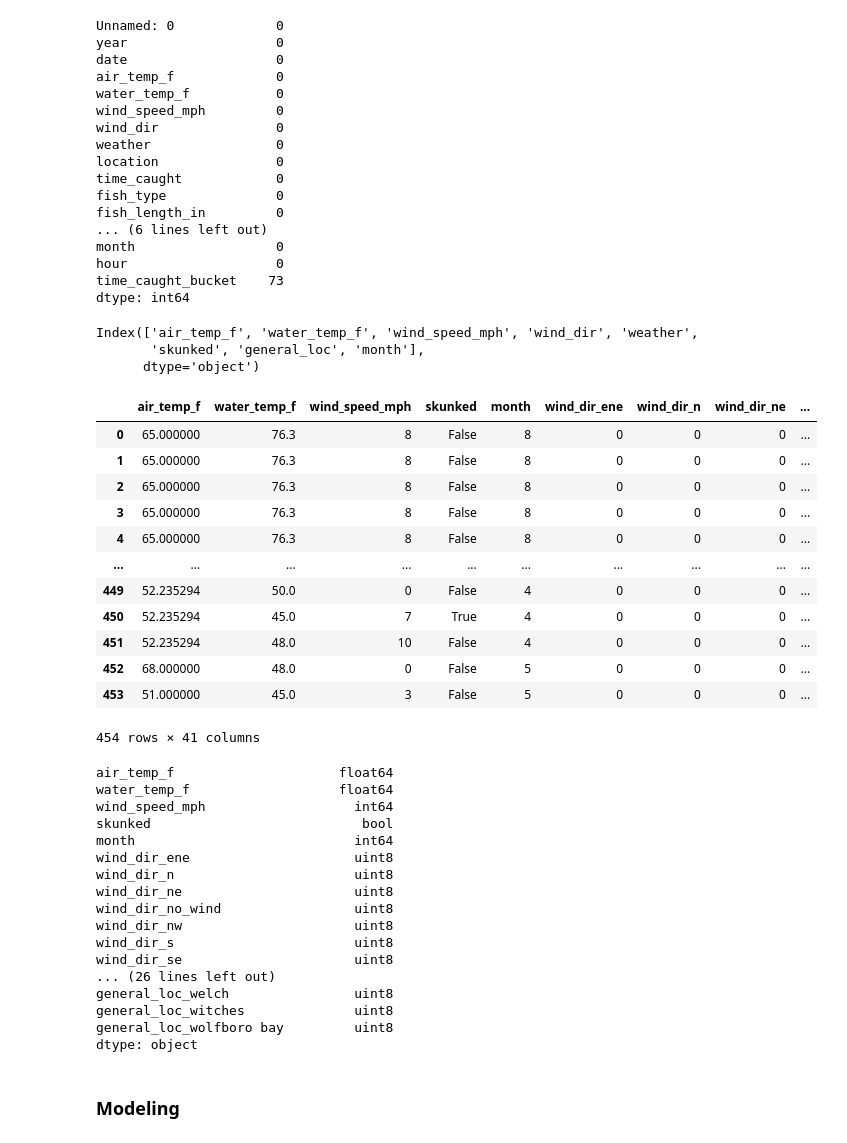
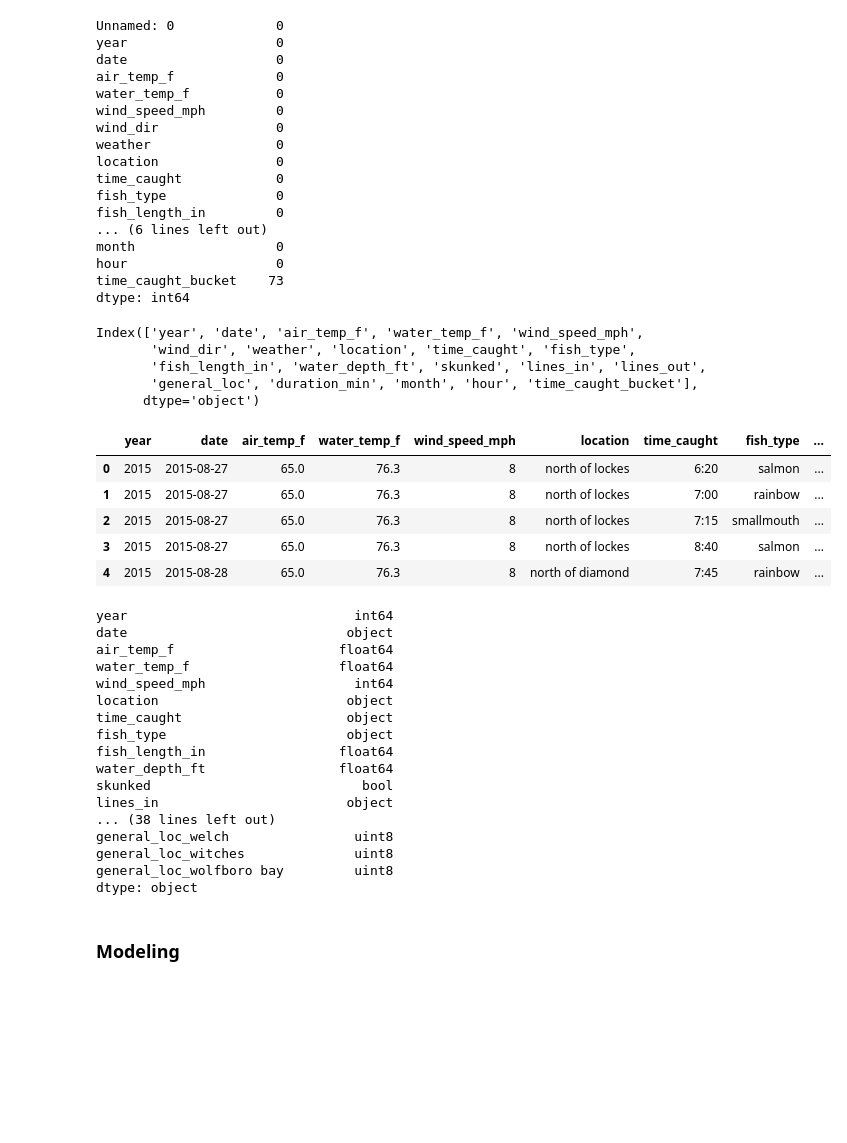
Before and after one commit to dancosta154/Winnipesaukee_Clustering, a Jupyter notebook: classification_model.ipynb, the cells around one changed output. Cells and saved outputs as stored; diff of their text form; code cells hidden in the pictures; blank space fills up the shorter version.

Commit message:
cleaned up code, pickled model

```diff
--- a/classification_model.ipynb
+++ b/classification_model.ipynb
@@ -67,47 +52,41 @@ hour                   0
 time_caught_bucket    73
 dtype: int64
 # %%
-df1 = df.drop(columns=['year', 'time_caught_bucket', 'lines_in', 'lines_out', 'Unnamed: 0', 'location', 'date', 'time_caught', 'fish_length_in', 'fish_type', 'hour', 'water_depth_ft', 'duration_min'])
+df = df.drop(columns=['Unnamed: 0'])
 # %%
-df1.columns
+df.columns
 # %% [output]
-Index(['air_temp_f', 'water_temp_f', 'wind_speed_mph', 'wind_dir', 'weather',
-       'skunked', 'general_loc', 'month'],
+Index(['year', 'date', 'air_temp_f', 'water_temp_f', 'wind_speed_mph',
+       'wind_dir', 'weather', 'location', 'time_caught', 'fish_type',
+       'fish_length_in', 'water_depth_ft', 'skunked', 'lines_in', 'lines_out',
+       'general_loc', 'duration_min', 'month', 'hour', 'time_caught_bucket'],
       dtype='object')
 # %%
-df1 = pd.get_dummies(df1, columns = ['wind_dir', 'weather', 'general_loc'], drop_first = True)
+model_df = pd.get_dummies(df, columns = ['wind_dir', 'weather', 'general_loc'], drop_first = True)
+model_df.head()
+# %% [output]
+|  | year | date | air_temp_f | water_temp_f | wind_speed_mph | location | time_caught | fish_type | ... |
+| 0 | 2015 | 2015-08-27 | 65.0 | 76.3 | 8 | north of lockes | 6:20 | salmon | ... |
+| 1 | 2015 | 2015-08-27 | 65.0 | 76.3 | 8 | north of lockes | 7:00 | rainbow | ... |
+| 2 | 2015 | 2015-08-27 | 65.0 | 76.3 | 8 | north of lockes | 7:15 | smallmouth | ... |
+| 3 | 2015 | 2015-08-27 | 65.0 | 76.3 | 8 | north of lockes | 8:40 | salmon | ... |
+| 4 | 2015 | 2015-08-28 | 65.0 | 76.3 | 8 | north of diamond | 7:45 | rainbow | ... |
-# %%
-df1
-# %% [output]
-|  | air_temp_f | water_temp_f | wind_speed_mph | skunked | month | wind_dir_ene | wind_dir_n | wind_dir_ne | ... |
-| 0 | 65.000000 | 76.3 | 8 | False | 8 | 0 | 0 | 0 | ... |
-| 1 | 65.000000 | 76.3 | 8 | False | 8 | 0 | 0 | 0 | ... |
-| 2 | 65.000000 | 76.3 | 8 | False | 8 | 0 | 0 | 0 | ... |
-| 3 | 65.000000 | 76.3 | 8 | False | 8 | 0 | 0 | 0 | ... |
-| 4 | 65.000000 | 76.3 | 8 | False | 8 | 0 | 0 | 0 | ... |
-| ... | ... | ... | ... | ... | ... | ... | ... | ... | ... |
-| 449 | 52.235294 | 50.0 | 0 | False | 4 | 0 | 0 | 0 | ... |
-| 450 | 52.235294 | 45.0 | 7 | True | 4 | 0 | 0 | 0 | ... |
-| 451 | 52.235294 | 48.0 | 10 | False | 4 | 0 | 0 | 0 | ... |
-| 452 | 68.000000 | 48.0 | 0 | False | 5 | 0 | 0 | 0 | ... |
-| 453 | 51.000000 | 45.0 | 3 | False | 5 | 0 | 0 | 0 | ... |
-454 rows × 41 columns
 # %%
-df1.dtypes
+model_df.dtypes
 # %% [output]
+year                             int64
+date                            object
 air_temp_f                     float64
 water_temp_f                   float64
 wind_speed_mph                   int64
+location                        object
+time_caught                     object
+fish_type                       object
+fish_length_in                 float64
+water_depth_ft                 float64
 skunked                           bool
-month                            int64
-wind_dir_ene                     uint8
-wind_dir_n                       uint8
-wind_dir_ne                      uint8
-wind_dir_no_wind                 uint8
-wind_dir_nw                      uint8
-wind_dir_s                       uint8
-wind_dir_se                      uint8
-... (26 lines left out)
+lines_in                        object
+... (38 lines left out)
 general_loc_welch                uint8
 general_loc_witches              uint8
 general_loc_wolfboro bay         uint8
```
Also changed, not shown: parts of 22 cells of this notebook, 2 other files.
